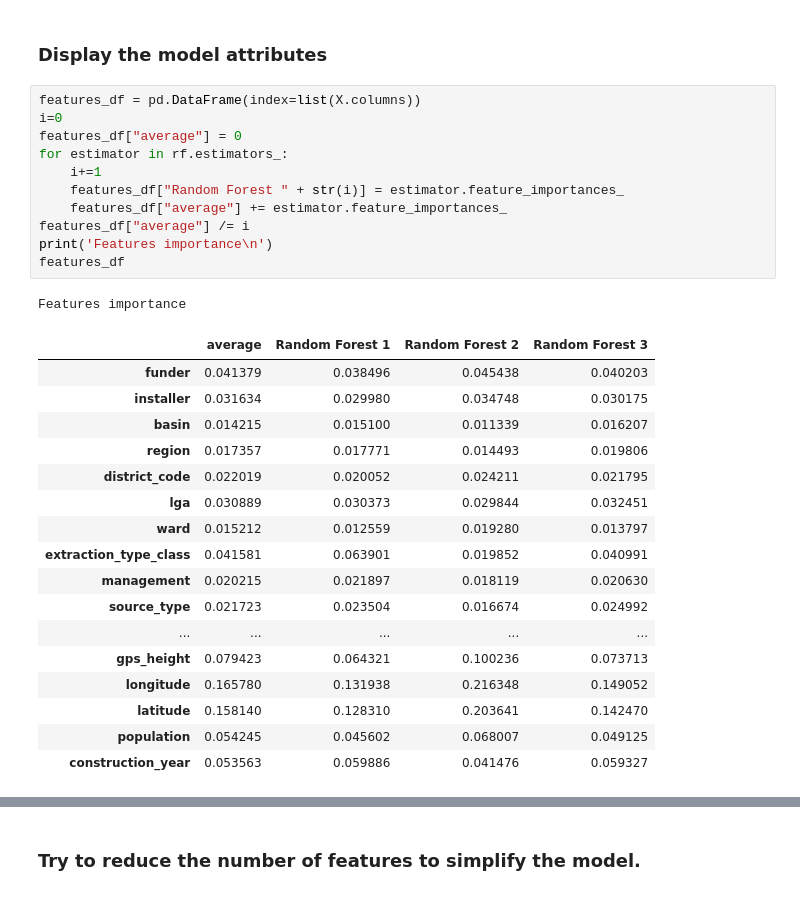
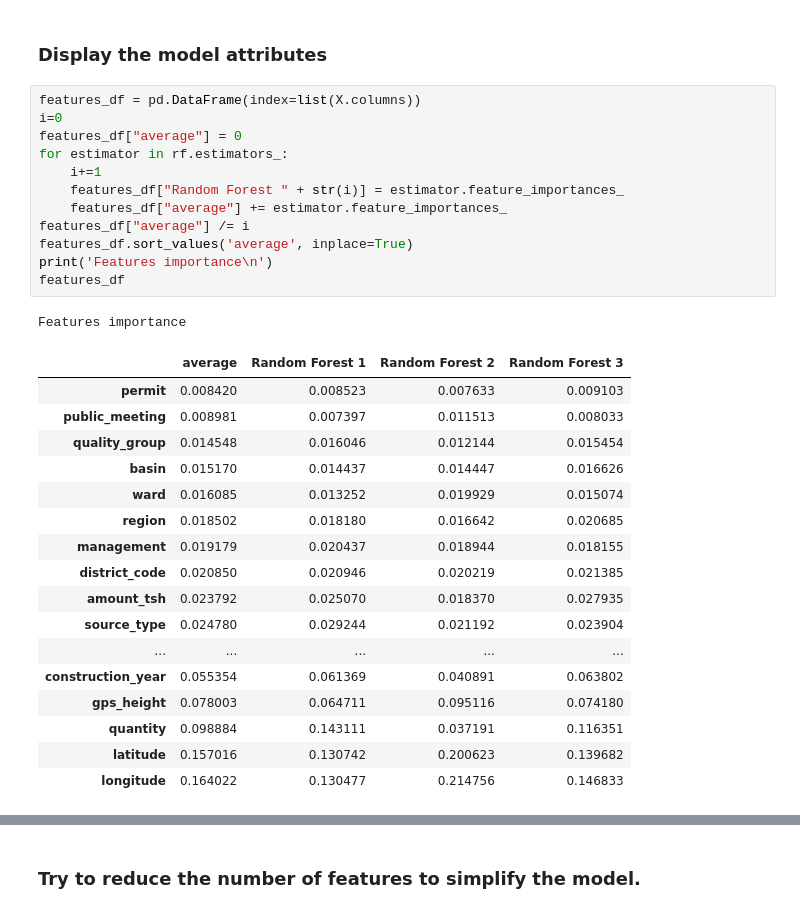
Before and after one commit to stephanietison/Waterpoints, a Jupyter notebook: Notebook/Water Pumps Machine Learning.ipynb, the cells around one changed output, grey strips where cells are left out. Cells and saved outputs as stored; diff of their text form.

```diff
--- a/Notebook/Water Pumps Machine Learning.ipynb
+++ b/Notebook/Water Pumps Machine Learning.ipynb
@@ -502,30 +502,31 @@ When you look at recall for each model, we see that SVM recalls better the funct
 # %%
 features_df = pd.DataFrame(index=list(X.columns))
 i=0
 features_df["average"] = 0
 for estimator in rf.estimators_:
     i+=1
     features_df["Random Forest " + str(i)] = estimator.feature_importances_
     features_df["average"] += estimator.feature_importances_
 features_df["average"] /= i
+features_df.sort_values('average', inplace=True)
 print('Features importance\n')
 features_df
 # %% [output]
 Features importance
 |  | average | Random Forest 1 | Random Forest 2 | Random Forest 3 |
-| funder | 0.041379 | 0.038496 | 0.045438 | 0.040203 |
-| installer | 0.031634 | 0.029980 | 0.034748 | 0.030175 |
-| basin | 0.014215 | 0.015100 | 0.011339 | 0.016207 |
-| region | 0.017357 | 0.017771 | 0.014493 | 0.019806 |
-| district_code | 0.022019 | 0.020052 | 0.024211 | 0.021795 |
-| lga | 0.030889 | 0.030373 | 0.029844 | 0.032451 |
-| ward | 0.015212 | 0.012559 | 0.019280 | 0.013797 |
-| extraction_type_class | 0.041581 | 0.063901 | 0.019852 | 0.040991 |
-| management | 0.020215 | 0.021897 | 0.018119 | 0.020630 |
-| source_type | 0.021723 | 0.023504 | 0.016674 | 0.024992 |
+| permit | 0.008420 | 0.008523 | 0.007633 | 0.009103 |
+| public_meeting | 0.008981 | 0.007397 | 0.011513 | 0.008033 |
+| quality_group | 0.014548 | 0.016046 | 0.012144 | 0.015454 |
+| basin | 0.015170 | 0.014437 | 0.014447 | 0.016626 |
+| ward | 0.016085 | 0.013252 | 0.019929 | 0.015074 |
+| region | 0.018502 | 0.018180 | 0.016642 | 0.020685 |
+| management | 0.019179 | 0.020437 | 0.018944 | 0.018155 |
+| district_code | 0.020850 | 0.020946 | 0.020219 | 0.021385 |
+| amount_tsh | 0.023792 | 0.025070 | 0.018370 | 0.027935 |
+| source_type | 0.024780 | 0.029244 | 0.021192 | 0.023904 |
 | ... | ... | ... | ... | ... |
-| gps_height | 0.079423 | 0.064321 | 0.100236 | 0.073713 |
-| longitude | 0.165780 | 0.131938 | 0.216348 | 0.149052 |
-| latitude | 0.158140 | 0.128310 | 0.203641 | 0.142470 |
-| population | 0.054245 | 0.045602 | 0.068007 | 0.049125 |
-| construction_year | 0.053563 | 0.059886 | 0.041476 | 0.059327 |
+| construction_year | 0.055354 | 0.061369 | 0.040891 | 0.063802 |
+| gps_height | 0.078003 | 0.064711 | 0.095116 | 0.074180 |
+| quantity | 0.098884 | 0.143111 | 0.037191 | 0.116351 |
+| latitude | 0.157016 | 0.130742 | 0.200623 | 0.139682 |
+| longitude | 0.164022 | 0.130477 | 0.214756 | 0.146833 |
```
Also changed, not shown: parts of 15 cells of this notebook.
